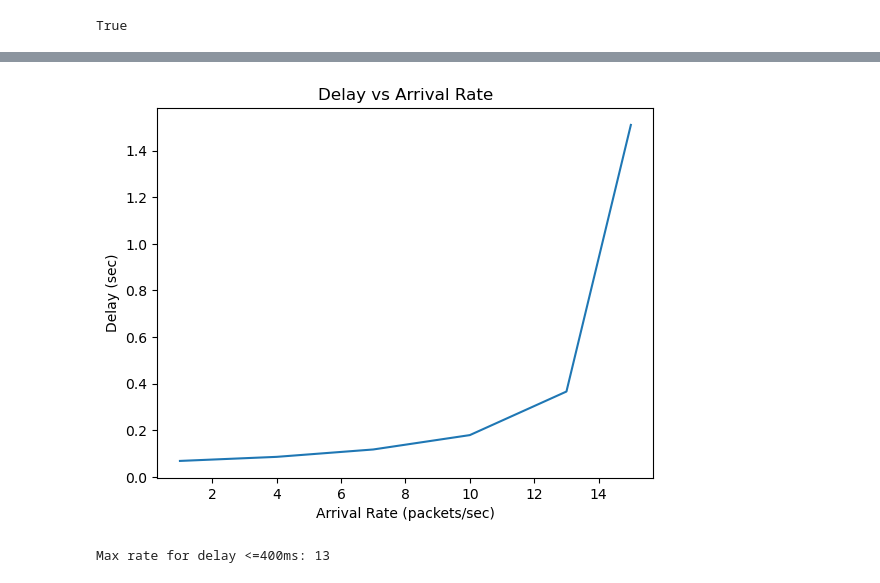
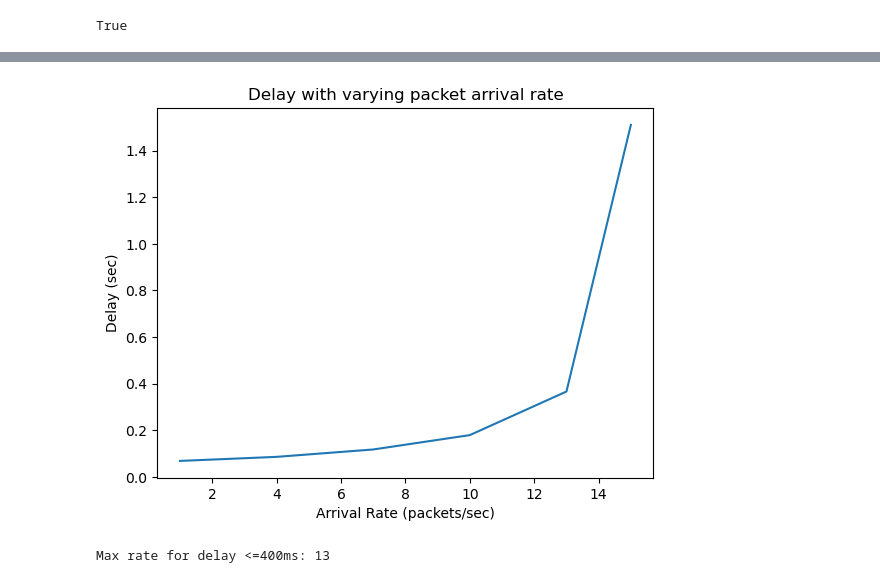
Before and after one commit to amantham20/Project2-ECE-842, a Jupyter notebook: Project2.ipynb, the cells around one changed output, grey strips where cells are left out. Cells and saved outputs as stored; diff of their text form; code cells hidden in the pictures.

```diff
--- a/Project2.ipynb
+++ b/Project2.ipynb
@@ -155,11 +162,11 @@ plt.show()
 # %%
 plt.plot(expirement2_df.index, expirement2_df['Average Packet Delay'])
 plt.xlabel('Arrival Rate (packets/sec)')
 plt.ylabel('Delay (sec)')
-plt.title('Delay vs Arrival Rate')
+plt.title('Delay with varying packet arrival rate')
 plt.show()
 # %% [output]
-[figure, old version]
+[figure, new version]
 # %%
 max_rate = expirement2_df[expirement2_df['Average Packet Delay'] <= 0.4].index.max()
 print(f"Max rate for delay <=400ms: {max_rate}")
```
Also changed, not shown: parts of 13 cells of this notebook.
